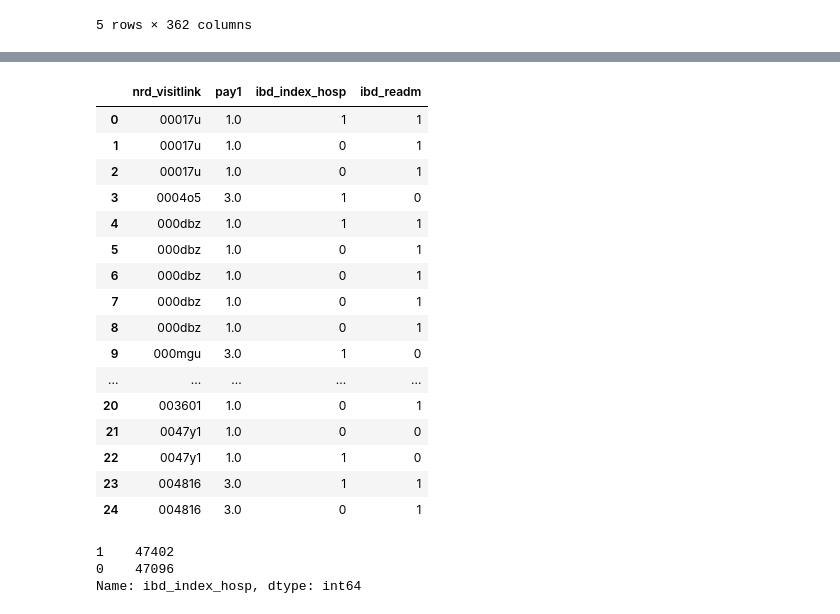
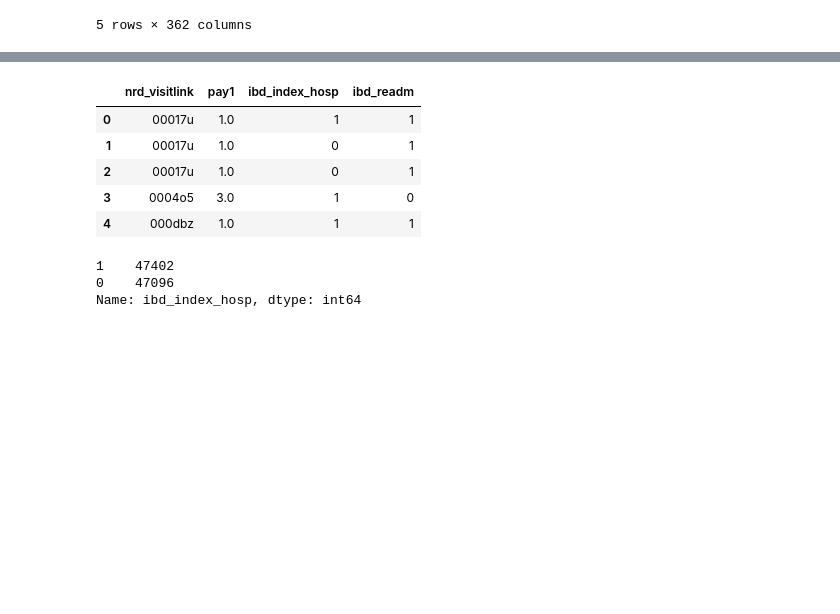
Before and after one commit to jgabunilas/IBD-final-project, a Jupyter notebook: NRD 2013 - Machine Learning (sagar).ipynb, the cells around one changed output, grey strips where cells are left out. Cells and saved outputs as stored; diff of their text form; code cells hidden in the pictures; blank space fills up the shorter version.

```diff
--- a/NRD 2013 - Machine Learning (sagar).ipynb
+++ b/NRD 2013 - Machine Learning (sagar).ipynb
@@ -114,23 +92,12 @@ df_copy[['nrd_visitlink','ibd_index_hosp', 'ibd_readm']].head(25)
 # %%
-df_copy[['nrd_visitlink', 'pay1', 'ibd_index_hosp', 'ibd_readm']].head(25)
+df_copy[['nrd_visitlink', 'pay1', 'ibd_index_hosp', 'ibd_readm']].head()
 # %% [output]
 |  | nrd_visitlink | pay1 | ibd_index_hosp | ibd_readm |
 | 0 | 00017u | 1.0 | 1 | 1 |
 | 1 | 00017u | 1.0 | 0 | 1 |
 | 2 | 00017u | 1.0 | 0 | 1 |
 | 3 | 0004o5 | 3.0 | 1 | 0 |
 | 4 | 000dbz | 1.0 | 1 | 1 |
-| 5 | 000dbz | 1.0 | 0 | 1 |
-| 6 | 000dbz | 1.0 | 0 | 1 |
-| 7 | 000dbz | 1.0 | 0 | 1 |
-| 8 | 000dbz | 1.0 | 0 | 1 |
-| 9 | 000mgu | 3.0 | 1 | 0 |
-| ... | ... | ... | ... | ... |
-| 20 | 003601 | 1.0 | 0 | 1 |
-| 21 | 0047y1 | 1.0 | 0 | 0 |
-| 22 | 0047y1 | 1.0 | 1 | 0 |
-| 23 | 004816 | 3.0 | 1 | 1 |
-| 24 | 004816 | 3.0 | 0 | 1 |
 # %%
 # Number of index hospitalizations
 index_hosp_counts = df_copy['ibd_index_hosp'].value_counts()
```
Also changed, not shown: parts of 18 cells of this notebook, 1 other file.
